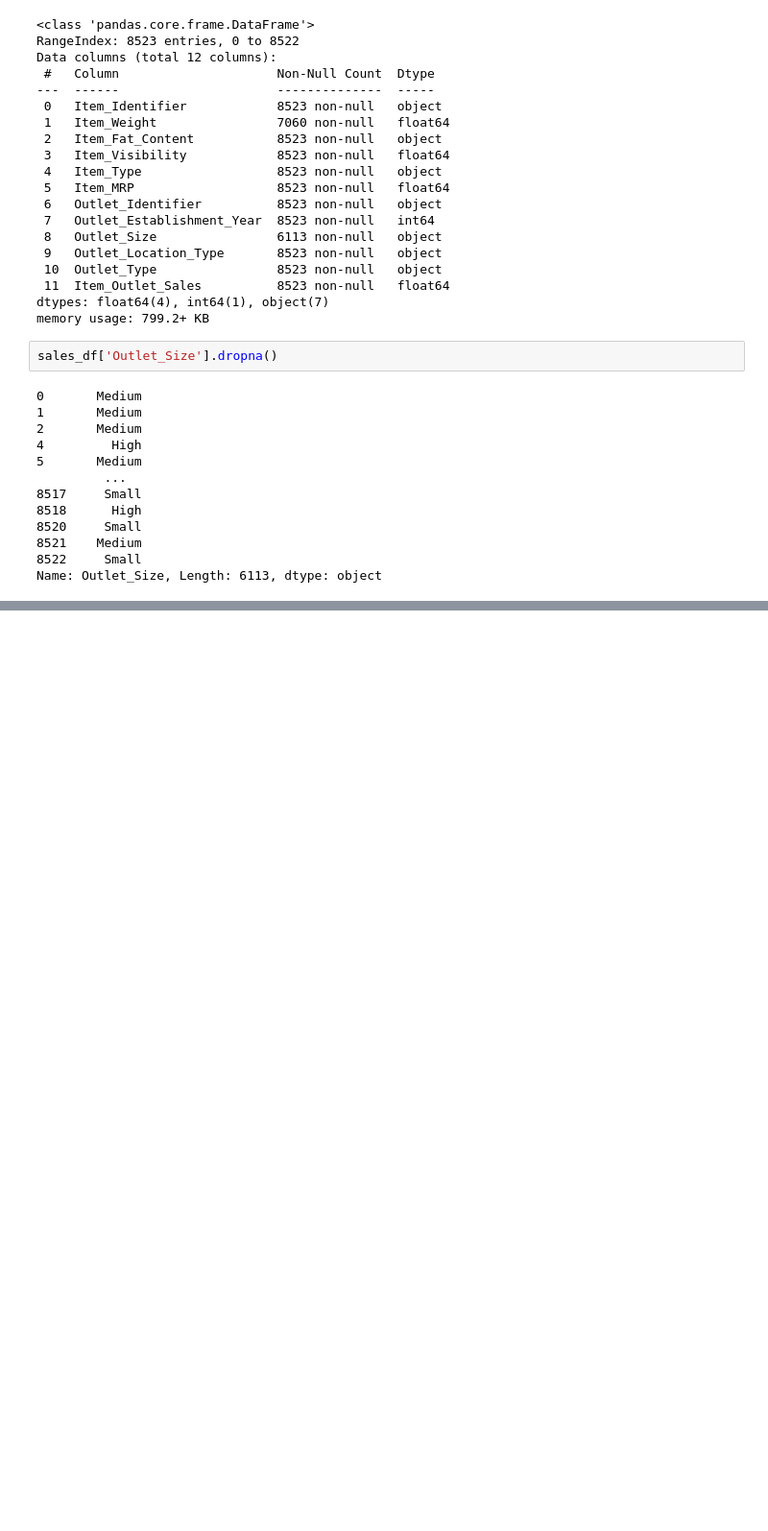
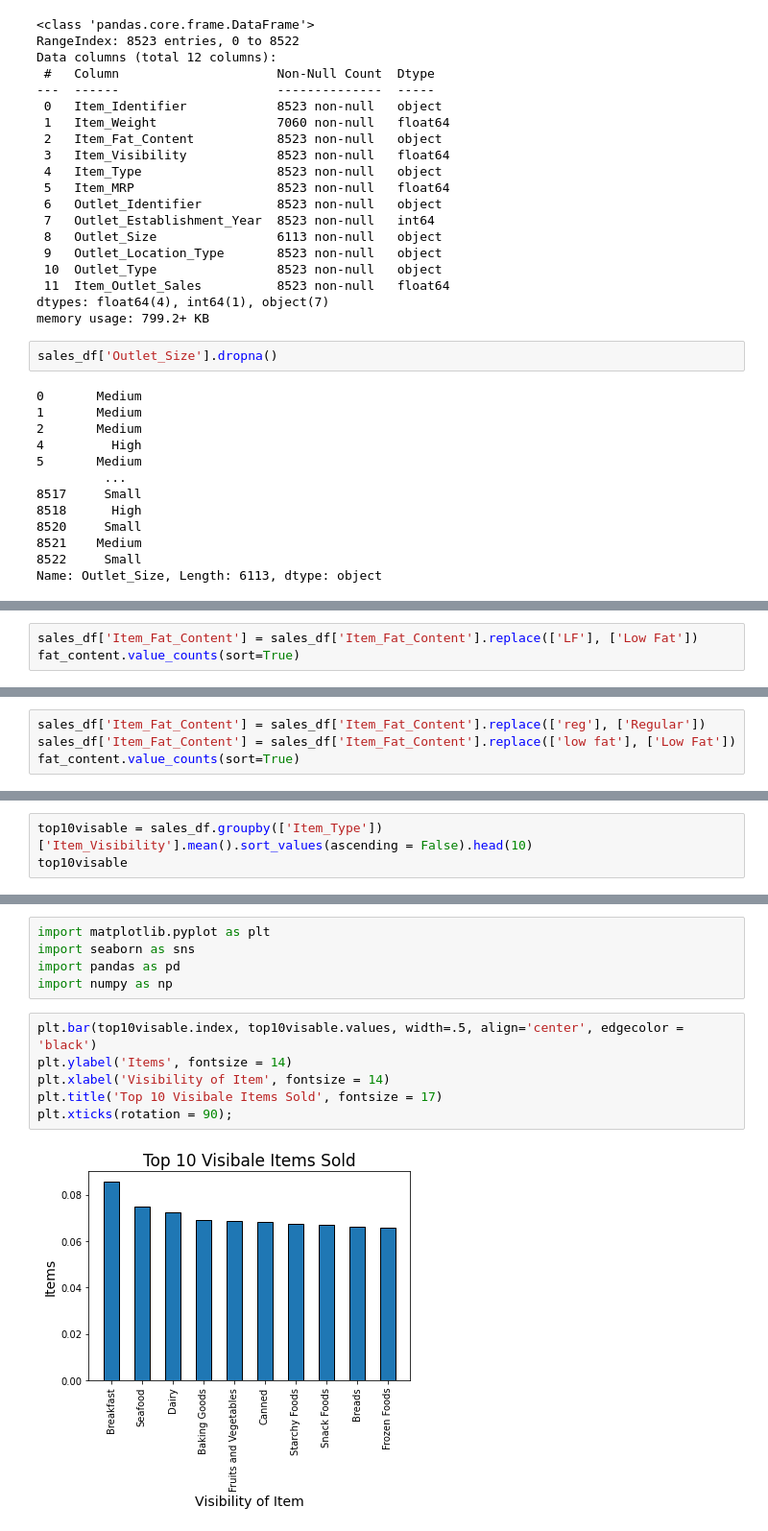
Before and after one commit to Andres-Cas/Food_Sales_Predictions, a Jupyter notebook: Sales_Prediction.ipynb, the cells around one changed output, grey strips where cells are left out. Shown at 96% size. Saved outputs shown, nothing was run; the diff lists cells and outputs as text; blank space fills up the shorter version.

```diff
--- a/Sales_Prediction.ipynb
+++ b/Sales_Prediction.ipynb
@@ -88,0 +122,3 @@ Name: Outlet_Size, Length: 6113, dtype: object
+# %%
+sales_df['Item_Fat_Content'] = sales_df['Item_Fat_Content'].replace(['LF'], ['Low Fat'])
+fat_content.value_counts(sort=True)
@@ -88,0 +131,4 @@ Name: Outlet_Size, Length: 6113, dtype: object
+# %%
+sales_df['Item_Fat_Content'] = sales_df['Item_Fat_Content'].replace(['reg'], ['Regular'])
+sales_df['Item_Fat_Content'] = sales_df['Item_Fat_Content'].replace(['low fat'], ['Low Fat'])
+fat_content.value_counts(sort=True)
@@ -88,0 +155,3 @@ Name: Outlet_Size, Length: 6113, dtype: object
+# %%
+top10visable = sales_df.groupby(['Item_Type'])['Item_Visibility'].mean().sort_values(ascending = False).head(10)
+top10visable
@@ -88,0 +235,13 @@ Name: Outlet_Size, Length: 6113, dtype: object
+# %%
+import matplotlib.pyplot as plt
+import seaborn as sns
+import pandas as pd
+import numpy as np
+# %%
+plt.bar(top10visable.index, top10visable.values, width=.5, align='center', edgecolor = 'black')
+plt.ylabel('Items', fontsize = 14)
+plt.xlabel('Visibility of Item', fontsize = 14)
+plt.title('Top 10 Visibale Items Sold', fontsize = 17)
+plt.xticks(rotation = 90);
+# %% [output]
+[figure, added]
```
Also changed, not shown: parts of 19 cells of this notebook.
